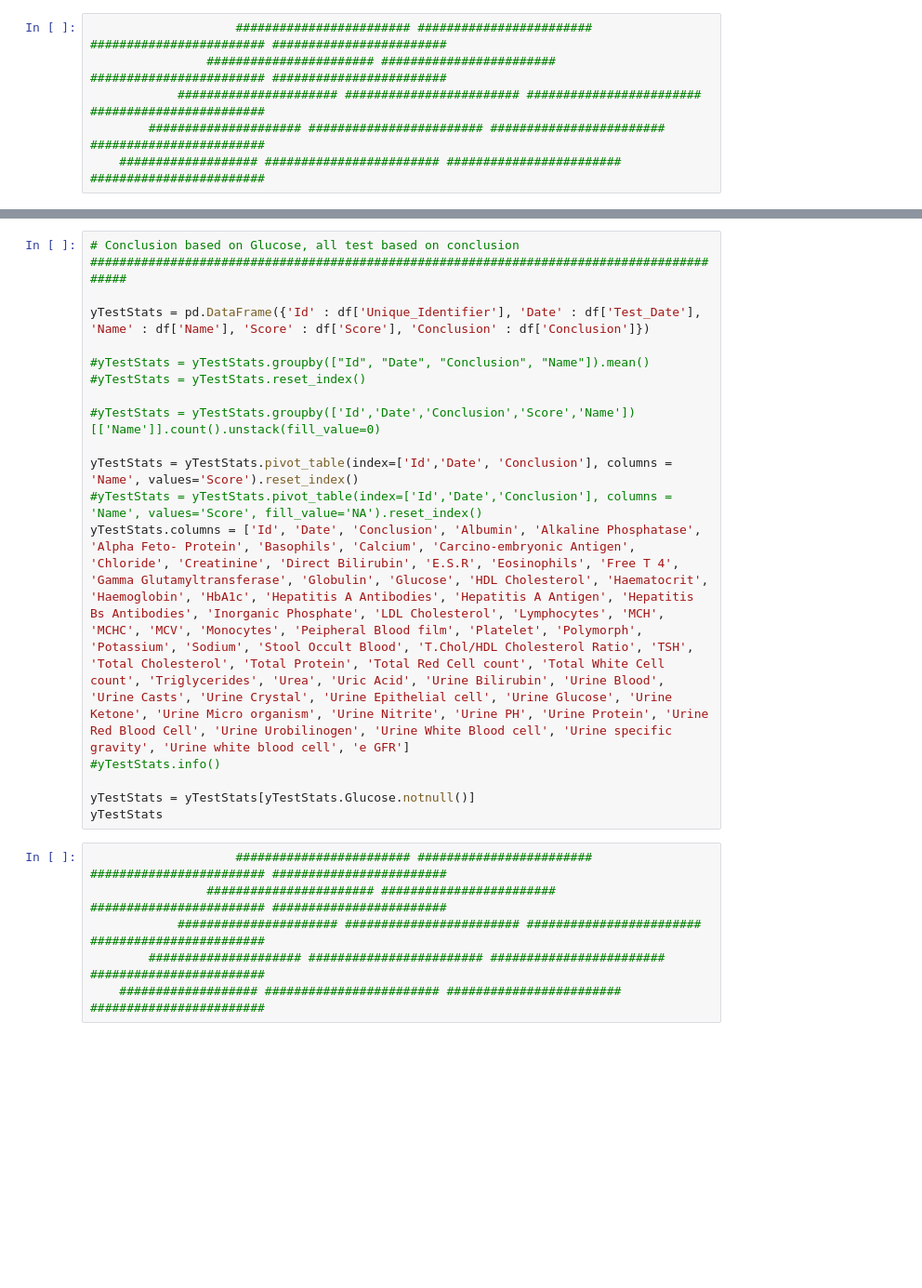
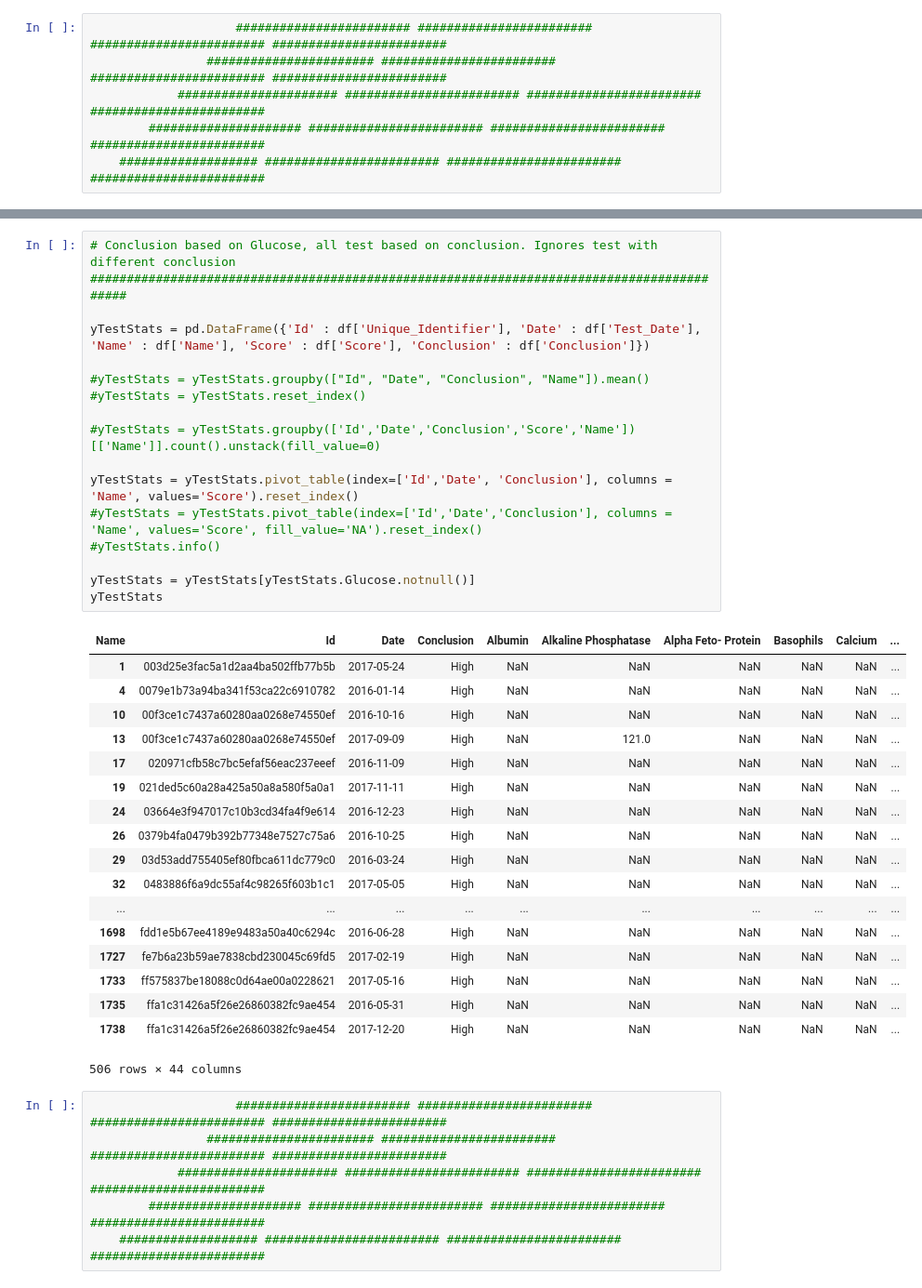
Before and after one commit to nyp-leon/Medical-Advising-AI-, a Jupyter notebook: ZL_Test.ipynb, the cells around one changed output, grey strips where cells are left out. Shown at 93% size. Cells and saved outputs as stored; diff of their text form; blank space fills up the shorter version.

```diff
--- a/ZL_Test.ipynb
+++ b/ZL_Test.ipynb
@@ -79,21 +208,39 @@ yTestStats
 # %%
-# Conclusion based on Glucose, all test based on conclusion
+# Conclusion based on Glucose, all test based on conclusion. Ignores test with different conclusion
 ##########################################################################################
 
 yTestStats = pd.DataFrame({'Id' : df['Unique_Identifier'], 'Date' : df['Test_Date'], 'Name' : df['Name'], 'Score' : df['Score'], 'Conclusion' : df['Conclusion']})
 
 #yTestStats = yTestStats.groupby(["Id", "Date", "Conclusion", "Name"]).mean()
 #yTestStats = yTestStats.reset_index()
 
 #yTestStats = yTestStats.groupby(['Id','Date','Conclusion','Score','Name'])[['Name']].count().unstack(fill_value=0)
 
 yTestStats = yTestStats.pivot_table(index=['Id','Date', 'Conclusion'], columns = 'Name', values='Score').reset_index()
 #yTestStats = yTestStats.pivot_table(index=['Id','Date','Conclusion'], columns = 'Name', values='Score', fill_value='NA').reset_index()
-yTestStats.columns = ['Id', 'Date', 'Conclusion', 'Albumin', 'Alkaline Phosphatase', 'Alpha Feto- Protein', 'Basophils', 'Calcium', 'Carcino-embryonic Antigen', 'Chloride', 'Creatinine', 'Direct Bilirubin', 'E.S.R', 'Eosinophils', 'Free T 4', 'Gamma Glutamyltransferase', 'Globulin', 'Glucose', 'HDL Cholesterol', 'Haematocrit', 'Haemoglobin', 'HbA1c', 'Hepatitis A Antibodies', 'Hepatitis A Antigen', 'Hepatitis Bs Antibodies', 'Inorganic Phosphate', 'LDL Cholesterol', 'Lymphocytes', 'MCH', 'MCHC', 'MCV', 'Monocytes', 'Peipheral Blood film', 'Platelet', 'Polymorph', 'Potassium', 'Sodium', 'Stool Occult Blood', 'T.Chol/HDL Cholesterol Ratio', 'TSH', 'Total Cholesterol', 'Total Protein', 'Total Red Cell count', 'Total White Cell count', 'Triglycerides', 'Urea', 'Uric Acid', 'Urine Bilirubin', 'Urine Blood', 'Urine Casts', 'Urine Crystal', 'Urine Epithelial cell', 'Urine Glucose', 'Urine Ketone', 'Urine Micro organism', 'Urine Nitrite', 'Urine PH', 'Urine Protein', 'Urine Red Blood Cell', 'Urine Urobilinogen', 'Urine White Blood cell', 'Urine specific gravity', 'Urine white blood cell', 'e GFR']
 #yTestStats.info()
 
 yTestStats = yTestStats[yTestStats.Glucose.notnull()]
 yTestStats
+# %% [output]
+| Name | Id | Date | Conclusion | Albumin | Alkaline Phosphatase | Alpha Feto- Protein | Basophils | Calcium | ... |
+| 1 | 003d25e3fac5a1d2aa4ba502ffb77b5b | 2017-05-24 | High | NaN | NaN | NaN | NaN | NaN | ... |
+| 4 | 0079e1b73a94ba341f53ca22c6910782 | 2016-01-14 | High | NaN | NaN | NaN | NaN | NaN | ... |
+| 10 | 00f3ce1c7437a60280aa0268e74550ef | 2016-10-16 | High | NaN | NaN | NaN | NaN | NaN | ... |
+| 13 | 00f3ce1c7437a60280aa0268e74550ef | 2017-09-09 | High | NaN | 121.0 | NaN | NaN | NaN | ... |
+| 17 | 020971cfb58c7bc5efaf56eac237eeef | 2016-11-09 | High | NaN | NaN | NaN | NaN | NaN | ... |
+| 19 | 021ded5c60a28a425a50a8a580f5a0a1 | 2017-11-11 | High | NaN | NaN | NaN | NaN | NaN | ... |
+| 24 | 03664e3f947017c10b3cd34fa4f9e614 | 2016-12-23 | High | NaN | NaN | NaN | NaN | NaN | ... |
+| 26 | 0379b4fa0479b392b77348e7527c75a6 | 2016-10-25 | High | NaN | NaN | NaN | NaN | NaN | ... |
+| 29 | 03d53add755405ef80fbca611dc779c0 | 2016-03-24 | High | NaN | NaN | NaN | NaN | NaN | ... |
+| 32 | 0483886f6a9dc55af4c98265f603b1c1 | 2017-05-05 | High | NaN | NaN | NaN | NaN | NaN | ... |
+| ... | ... | ... | ... | ... | ... | ... | ... | ... | ... |
+| 1698 | fdd1e5b67ee4189e9483a50a40c6294c | 2016-06-28 | High | NaN | NaN | NaN | NaN | NaN | ... |
+| 1727 | fe7b6a23b59ae7838cbd230045c69fd5 | 2017-02-19 | High | NaN | NaN | NaN | NaN | NaN | ... |
+| 1733 | ff575837be18088c0d64ae00a0228621 | 2017-05-16 | High | NaN | NaN | NaN | NaN | NaN | ... |
+| 1735 | ffa1c31426a5f26e26860382fc9ae454 | 2016-05-31 | High | NaN | NaN | NaN | NaN | NaN | ... |
+| 1738 | ffa1c31426a5f26e26860382fc9ae454 | 2017-12-20 | High | NaN | NaN | NaN | NaN | NaN | ... |
+506 rows × 44 columns
 # %%
                     ######################## ######################## ######################## ########################
                 ####################### ######################## ######################## ########################
```
Also changed, not shown: parts of 32 cells of this notebook.
